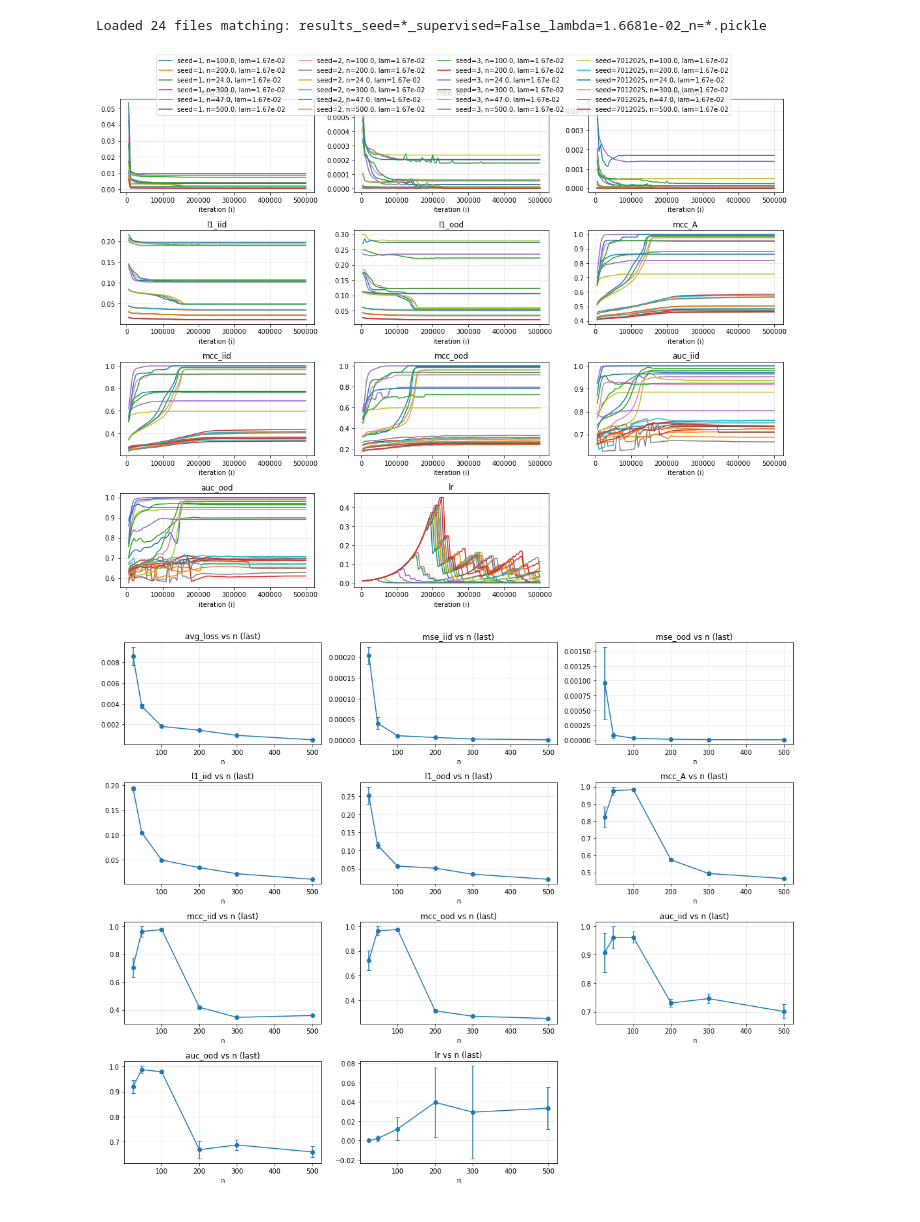
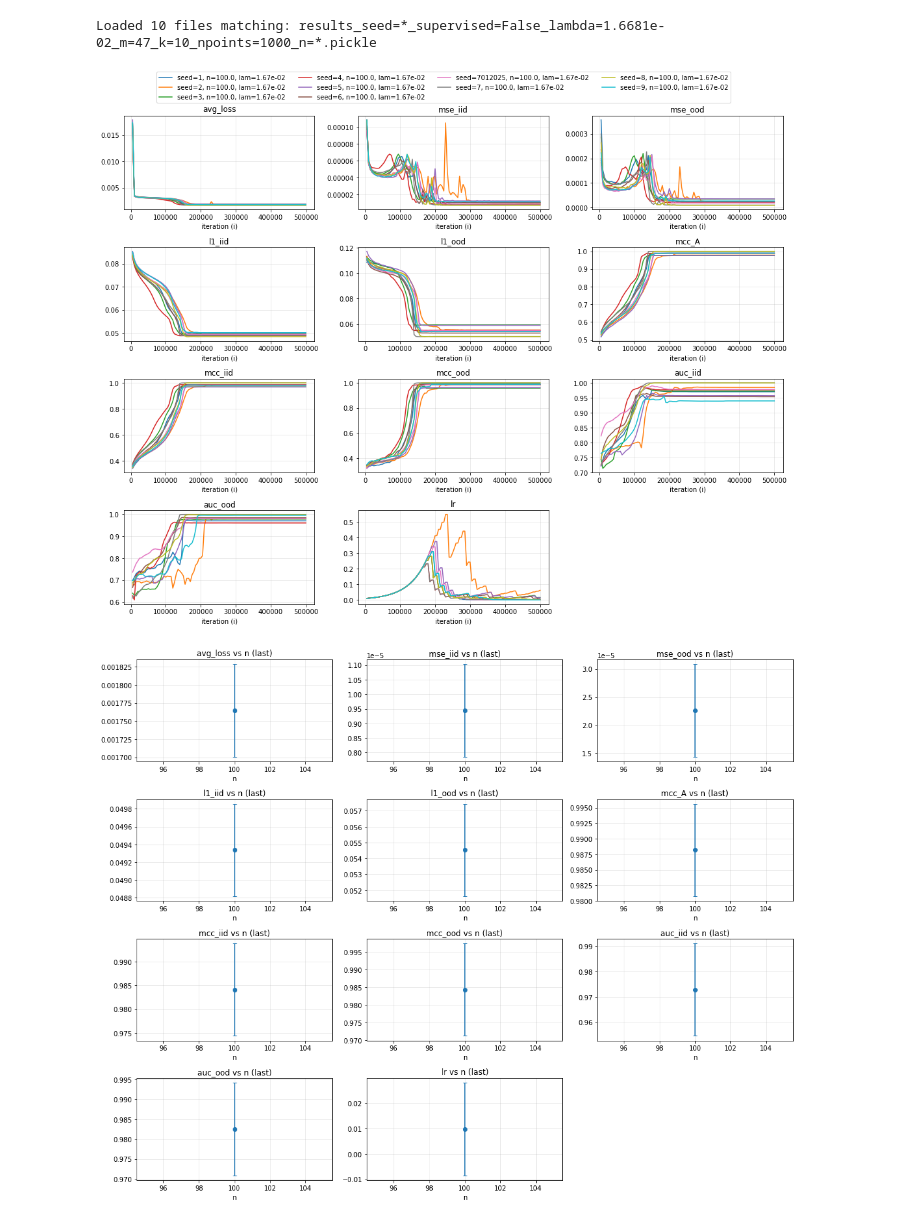
Before and after one commit to shrutij01/compositional-sparse-ood, a Jupyter notebook: plots.ipynb, the cells around one changed output. Cells and saved outputs as stored; diff of their text form; code cells hidden in the pictures.

Commit message:
latest plots

```diff
--- a/plots.ipynb
+++ b/plots.ipynb
@@ -163,7 +234,8 @@ from collections import defaultdict
 #     'results_seed=3_supervised=False_lambda=1.6681e-02.pickle',
 #     'results_seed=7012025_supervised=False_lambda=1.6681e-02.pickle',
 # ]
-glob_pattern = 'results_seed=*_*lambda=*.pickle'
+# glob_pattern = 'results_seed=*_*lambda=*.pickle'
+glob_pattern = 'results_seed=*_supervised=False_lambda=*_m=47_k=10_npoints=1000_n=100.pickle'
 filelist = sorted(glob.glob(glob_pattern))
 
 # Labels to include (leave empty to auto-detect 1D time-series tracked over iterations)
@@ -291,5 +363,6 @@ for idx, k in enumerate(labels_to_plot):
     ax.set_xlabel('lambda')
     ax.grid(True, which='both', alpha=0.3)
 fig_lam.tight_layout()
+plt.semilogx()
 plt.show()
 # %% [output]
@@ -305,7 +378,9 @@ from collections import defaultdict
 
 # ---- Configure inputs ----
 # Example: vary n, keep seed/lambda filter as desired
-glob_pattern = 'results_seed=*_supervised=False_lambda=1.6681e-02_n=*.pickle'
+# glob_pattern = 'results_seed=*_supervised=False_lambda=1.6681e-02_n=*.pickle'
+glob_pattern = 'results_seed=*_supervised=False_lambda=1.6681e-02_m=47_k=10_npoints=1000_n=*.pickle'
+
 filelist = sorted(glob.glob(glob_pattern))
 
 # Labels to include (leave empty to auto-detect 1D time-series tracked over iterations)
@@ -416,34 +491,35 @@ plt.show()
 by_n = defaultdict(list)
 for log in logs:
     n_key = log['_meta'].get('n', None)
     if n_key is not None:
         by_n[n_key].append(log)
 
 fig_n, axes_n = make_subplot_grid(len(labels_to_plot), max_cols=3)
 for idx, k in enumerate(labels_to_plot):
     ax = axes_n[idx]
     n_vals, means, stds = [], [], []
     for n_key in sorted(by_n.keys(), key=lambda x: (isinstance(x, str), x)):
         vals = []
         for log in by_n[n_key]:
             series = log.get(k, None)
             if isinstance(series, list) and len(series) > 0:
                 vals.append(np.max(series) if summary_stat == 'max' else series[-1])
         if len(vals) == 0:
             continue
         n_vals.append(n_key)
         means.append(np.mean(vals))
         stds.append(np.std(vals))
     if len(n_vals) == 0:
         continue
     ax.errorbar(n_vals, means, yerr=stds, fmt='o-', capsize=3)
     ax.set_title(f"{k} vs n ({summary_stat})")
     ax.set_xlabel('n')
     ax.grid(True, alpha=0.3)
 fig_n.tight_layout()
+plt.semilogx()
 plt.show()
 # %% [output]
-Loaded 24 files matching: results_seed=*_supervised=False_lambda=1.6681e-02_n=*.pickle
+Loaded 10 files matching: results_seed=*_supervised=False_lambda=1.6681e-02_m=47_k=10_npoints=1000_n=*.pickle
-[figure, old version]
+[figure, new version]
-[figure, old version]
+[figure, new version]
 # %%
```
Also changed, not shown: parts of 9 cells of this notebook, 3 other files.
